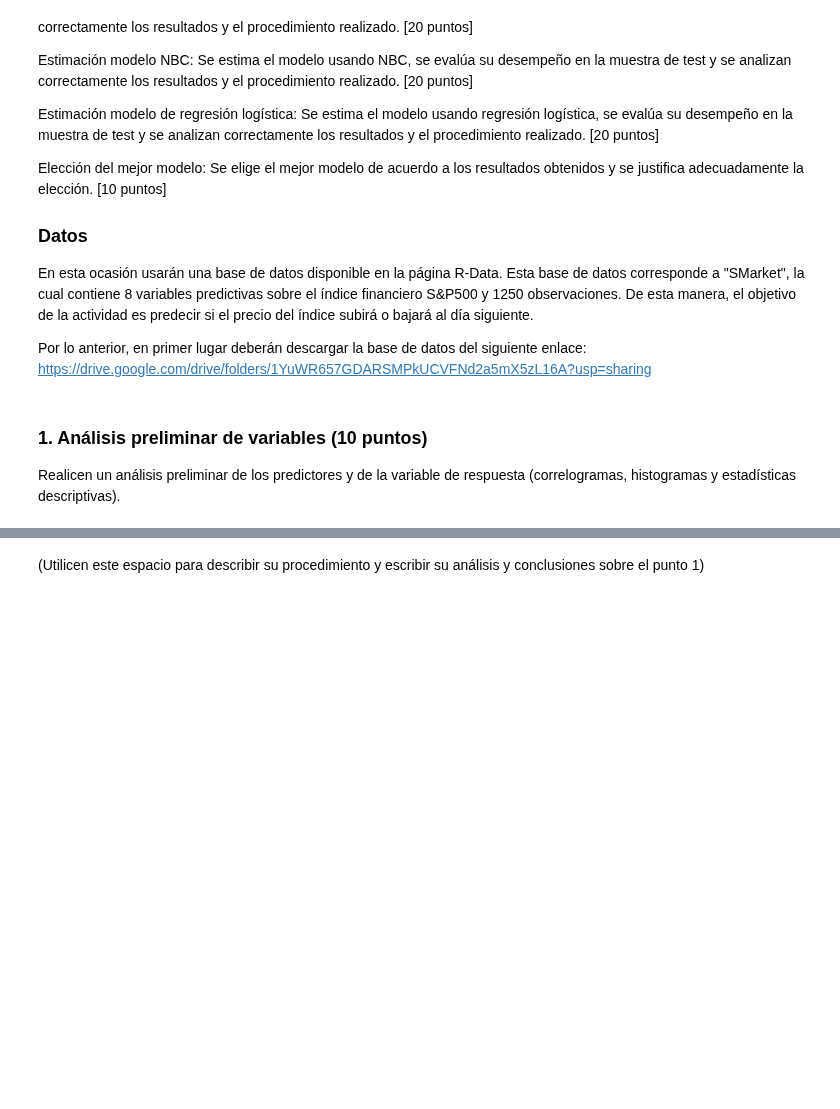
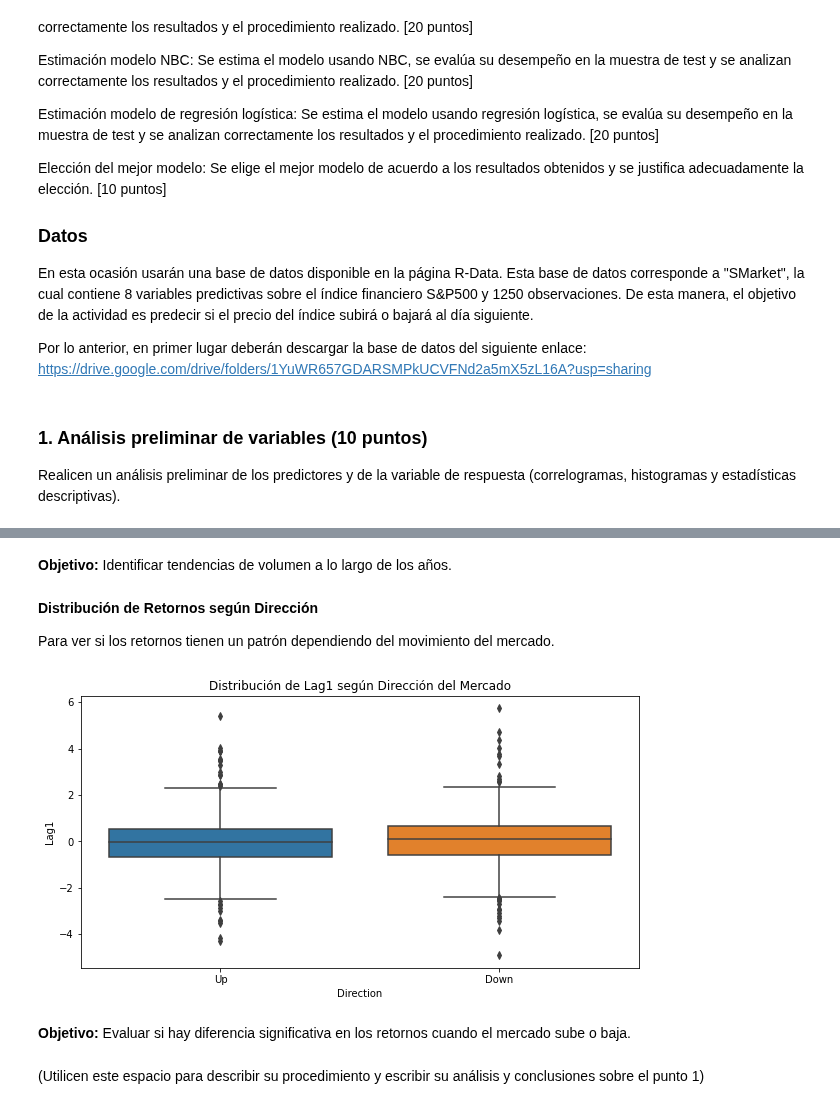
Before and after one commit to carrasquintero/Entrega_ETL, a Jupyter notebook: ML/Caso implementación de modelos de clasificación lineales.ipynb, the cells around one changed output, grey strips where cells are left out. Saved outputs shown, nothing was run; the diff lists cells and outputs as text; code cells hidden in the pictures; blank space fills up the shorter version.

```diff
--- a/ML/Caso implementación de modelos de clasificación lineales.ipynb
+++ b/ML/Caso implementación de modelos de clasificación lineales.ipynb
@@ -78,3 +172,18 @@ XTrain, XTest, yTrain, yTest = train_test_split(x_Total, y_Total, test_size=0.33
+# %% [markdown]
+ **Objetivo:** Identificar tendencias de volumen a lo largo de los años.
+# %% [markdown]
+**Distribución de Retornos según Dirección**
+
+Para ver si los retornos tienen un patrón dependiendo del movimiento del mercado.
+# %%
+plt.figure(figsize=(10, 5))
+sns.boxplot(x='Direction', y='Lag1', data=Smarket)
+plt.title("Distribución de Lag1 según Dirección del Mercado")
+plt.show()
+# %% [output]
+[figure, added]
+# %% [markdown]
+**Objetivo:** Evaluar si hay diferencia significativa en los retornos cuando el mercado sube o baja.
 # %% [markdown]
 (Utilicen este espacio para describir su procedimiento y escribir su análisis y conclusiones sobre el punto 1)
 # %% [markdown]
```
Also changed, not shown: parts of 21 cells of this notebook.
